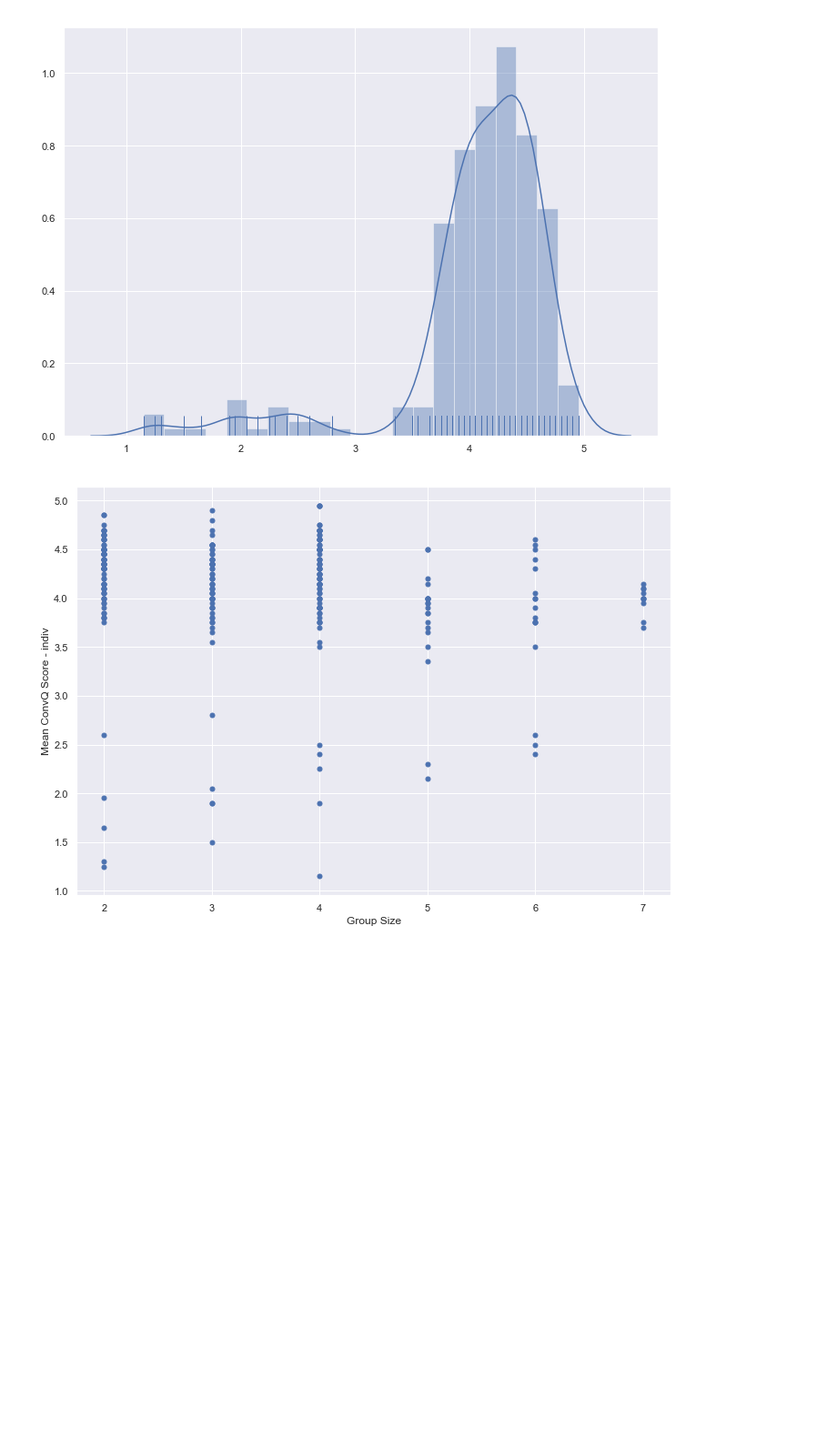
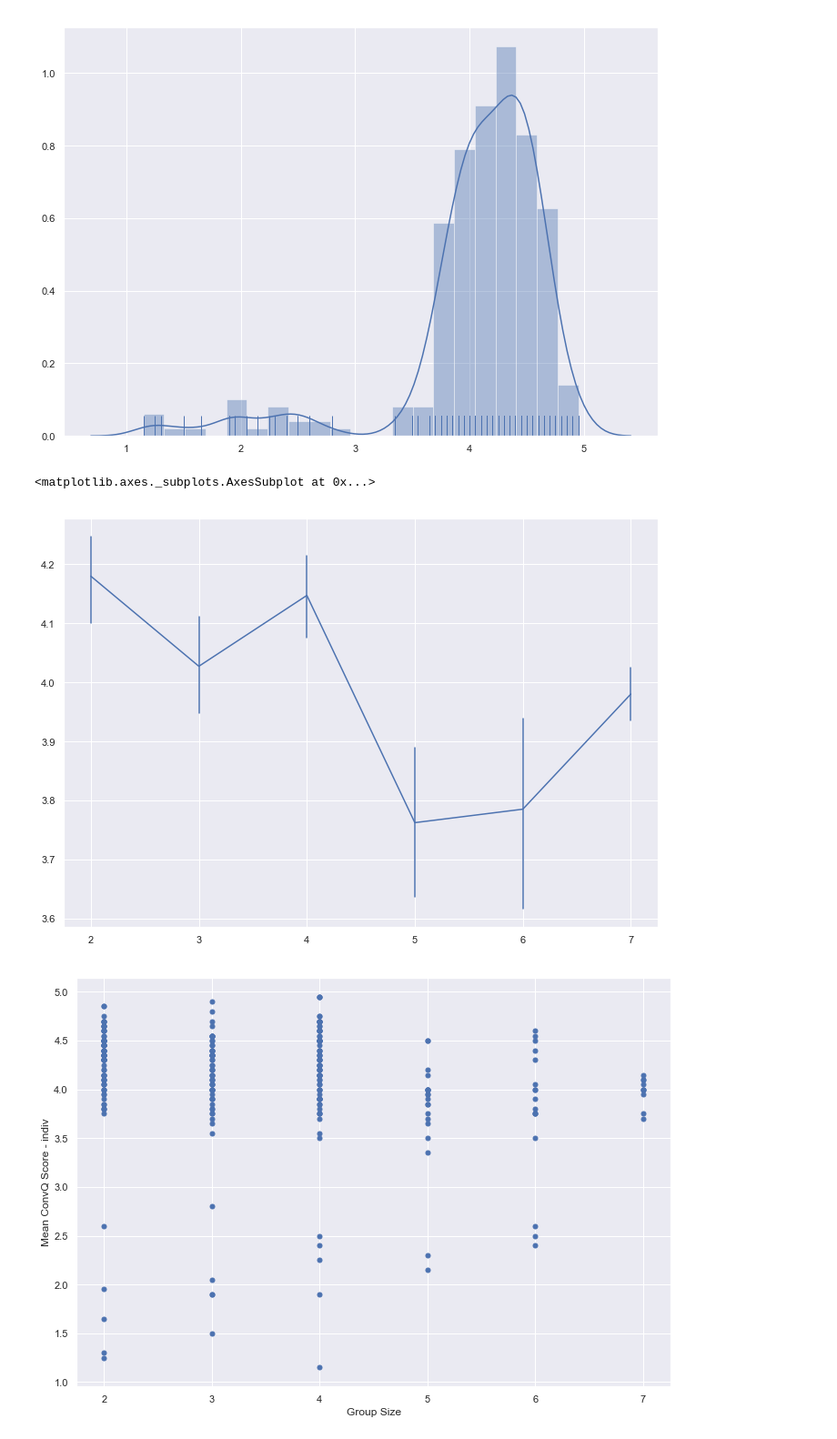
Before and after one commit to LRNavin/conversation_quality, a Jupyter notebook: main_experiment/statistical_tests/grpsize_vs_convq-indiv.ipynb, the cells around one changed output. Shown at 91% size. Cells and saved outputs as stored; diff of their text form; code cells hidden in the pictures; blank space fills up the shorter version.

```diff
--- a/main_experiment/statistical_tests/grpsize_vs_convq-indiv.ipynb
+++ b/main_experiment/statistical_tests/grpsize_vs_convq-indiv.ipynb
@@ -40,6 +40,11 @@ sns.distplot(reliable_convqs, kde=True, rug=True)
 plt.show()
 # %% [output]
 [figure]
+# %%
+sns.lineplot(x=group_sizes, y=reliable_convqs, err_style="bars", ci=68)
+# %% [output]
+<matplotlib.axes._subplots.AxesSubplot at 0x...>
+[figure, added]
 # %%
 # Scatter Plot - Grp Size Vs ConvQ
 plt.scatter(group_sizes, reliable_convqs,s=25,c='b')
```
Also changed, not shown: parts of 2 cells of this notebook, 6 other files.
